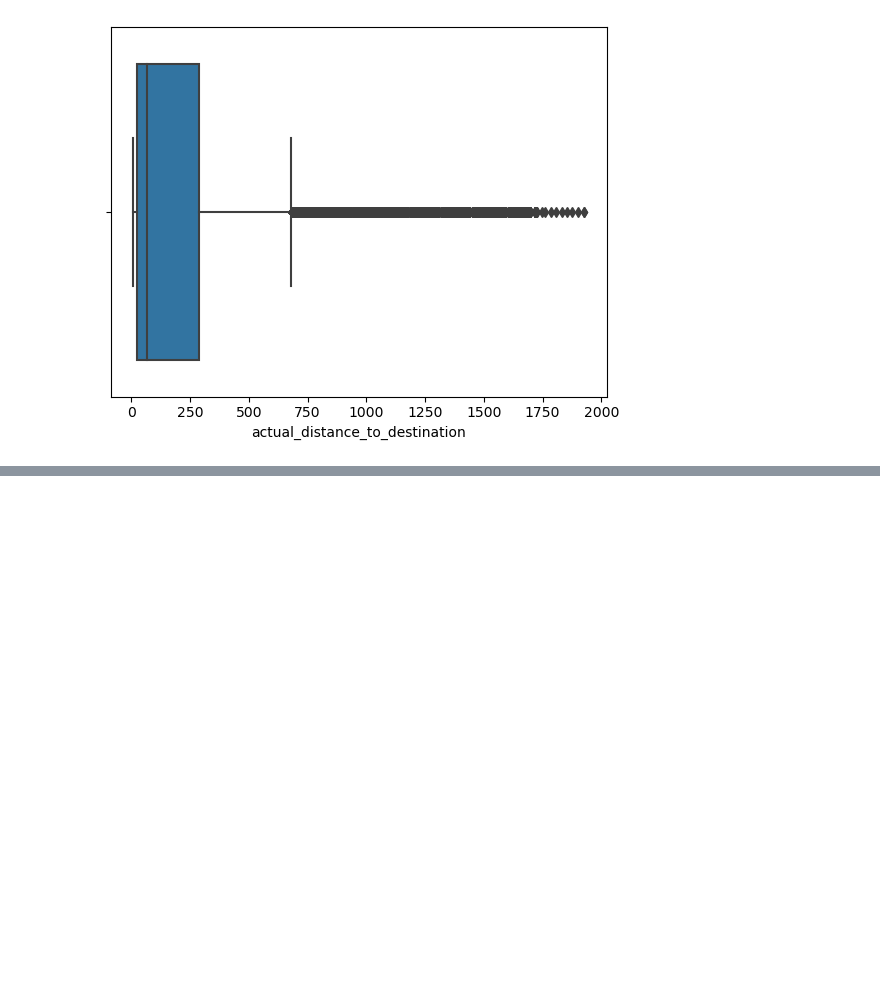
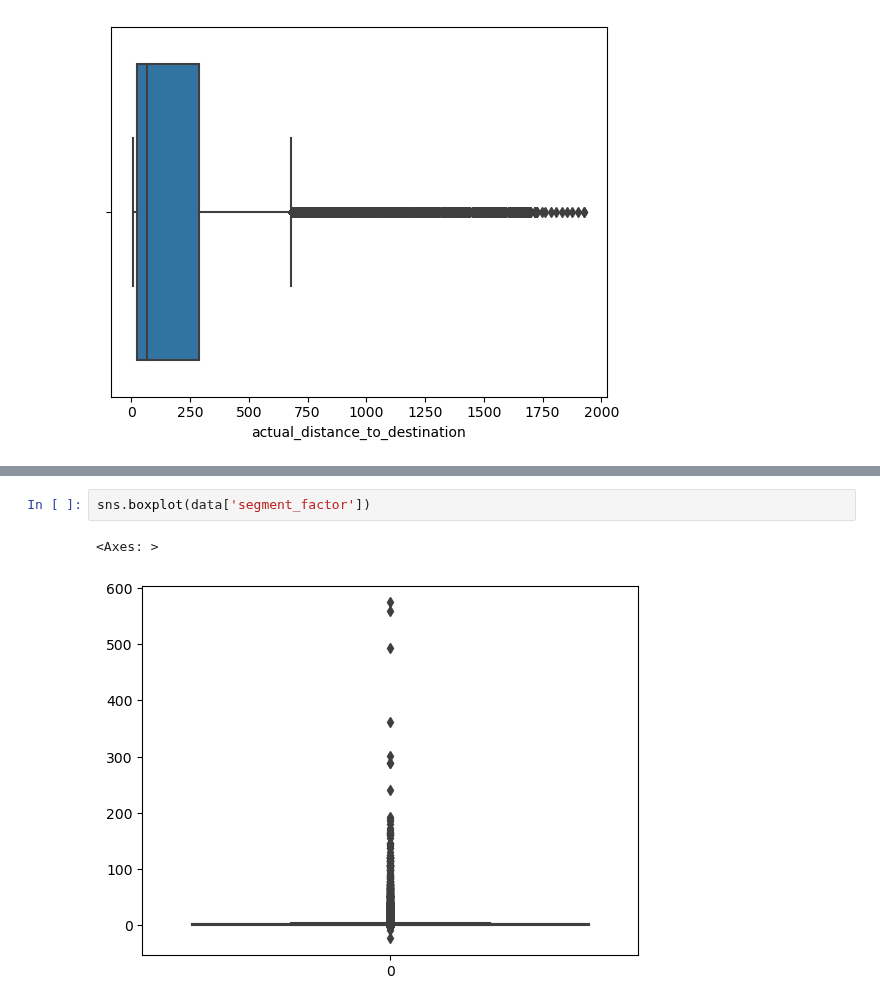
Before and after one commit to muthuganeshece/Business-Case-Study, a Jupyter notebook: Delhivery/Notebook/Delhivery_FeatureEngineering.ipynb, the cells around one changed output, grey strips where cells are left out. Saved outputs shown, nothing was run; the diff lists cells and outputs as text; blank space fills up the shorter version.

```diff
--- a/Delhivery/Notebook/Delhivery_FeatureEngineering.ipynb
+++ b/Delhivery/Notebook/Delhivery_FeatureEngineering.ipynb
@@ -407,0 +449,5 @@ sns.boxplot(data=data, x = 'actual_distance_to_destination')
+# %%
+sns.boxplot(data['segment_factor'])
+# %% [output]
+<Axes: >
+[figure, added]
```
Also changed, not shown: parts of 7 cells of this notebook.
